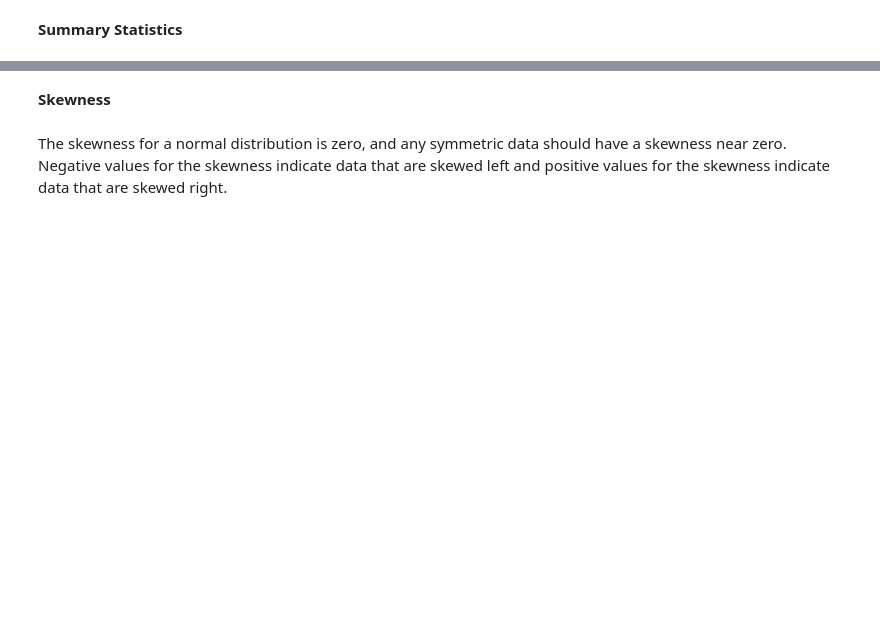
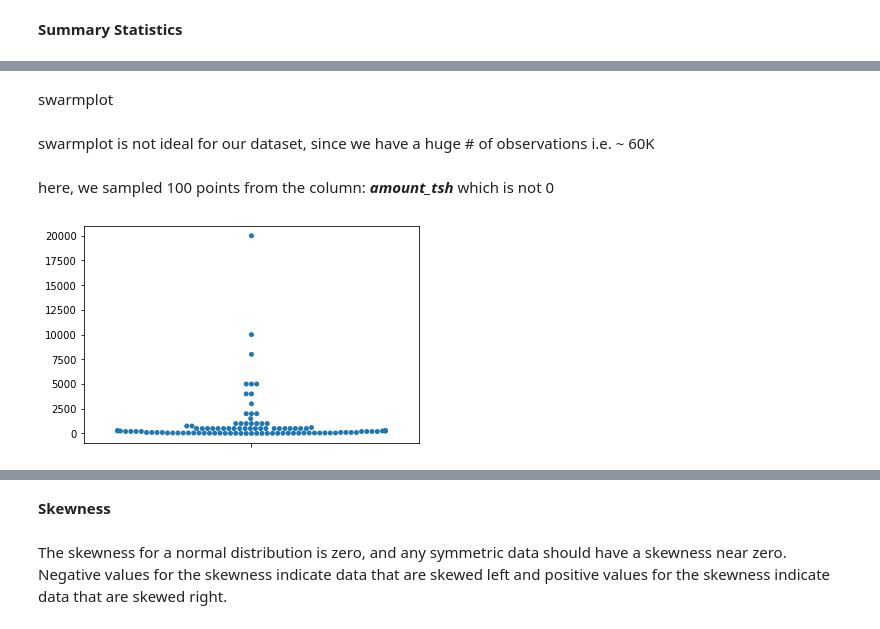
Before and after one commit to TashiNyangmi/pump_it_up, a Jupyter notebook: pump_it_up/notebooks/2. EDA.ipynb, the cells around one changed output, grey strips where cells are left out. Drawn from its saved outputs; the diff is of its cells as text; code cells hidden in the pictures; blank space fills up the shorter version.

```diff
--- a/pump_it_up/notebooks/2. EDA.ipynb
+++ b/pump_it_up/notebooks/2. EDA.ipynb
@@ -28,0 +52,10 @@ df_num.describe()
+# %% [markdown]
+swarmplot
+# %% [markdown]
+swarmplot is not ideal for our dataset, since we have a huge # of observations i.e. ~ 60K
+# %% [markdown]
+here, we sampled 100 points from the column: ***amount_tsh*** which is not 0
+# %%
+_ = sns.swarmplot(y = np.random.choice(df[df['amount_tsh']!= 0]['amount_tsh'], size = 100))
+# %% [output]
+[figure, added]
```
Also changed, not shown: parts of 15 cells of this notebook, 2 other files.
